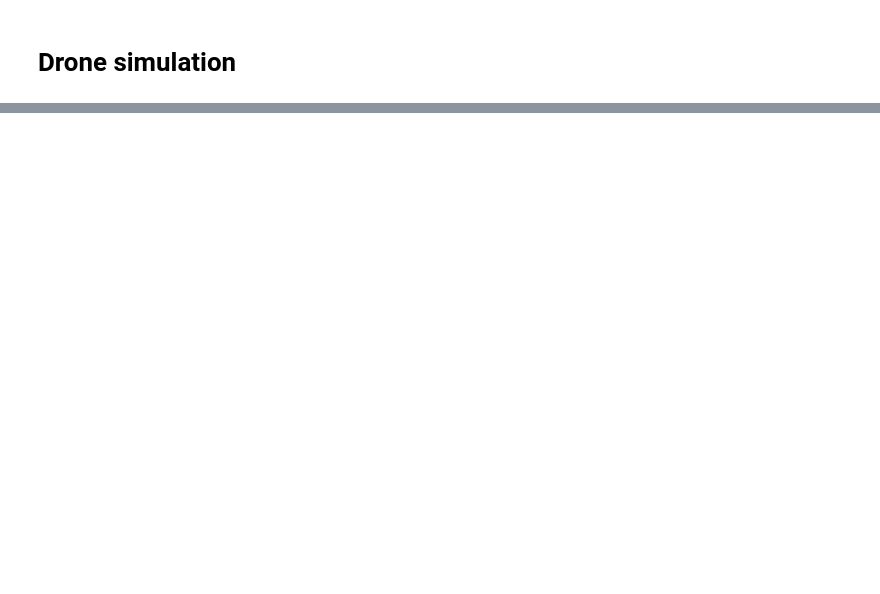
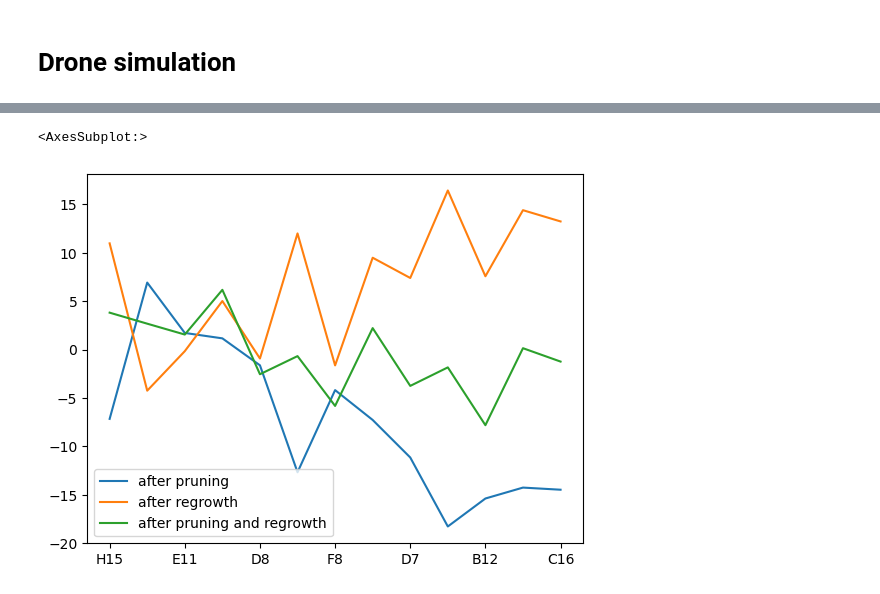
Before and after one commit to fredboudon/virtualpruning, a Jupyter notebook: notebooks/virtualpruning-drone.ipynb, the cells around one changed output, grey strips where cells are left out. Cells and saved outputs as stored; diff of their text form; code cells hidden in the pictures; blank space fills up the shorter version.

```diff
--- a/notebooks/virtualpruning-drone.ipynb
+++ b/notebooks/virtualpruning-drone.ipynb
@@ -79,0 +179,12 @@ SceneWidget(scenes=[{'id': '1skOj2pyAUChSSk6eEravNnUZ', 'data': b'x\xda\x84\x9d\
+# %%
+def estimate_dvolumes(volumes):
+    return DataFrame({'after pruning' : (volumes['after pruning']-volumes['before pruning'])*100/volumes['before pruning'],
+                          'after regrowth' : (volumes['after regrowth']-volumes['after pruning'])*100/volumes['before pruning'],
+                         'after pruning and regrowth' : (volumes['after regrowth']-volumes['before pruning'])*100/volumes['before pruning']
+                         })
+# %%
+deltavolumes = estimate_dvolumes(volumes)
+deltavolumes.plot()
+# %% [output]
+<AxesSubplot:>
+[figure, added]
```
Also changed, not shown: parts of 31 cells of this notebook, 10 other files.
